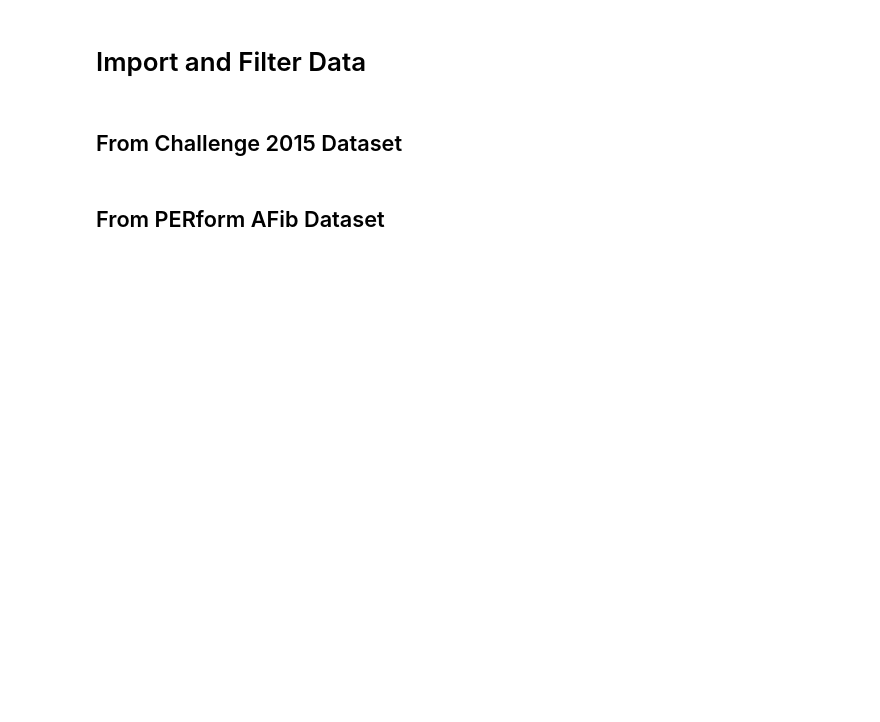
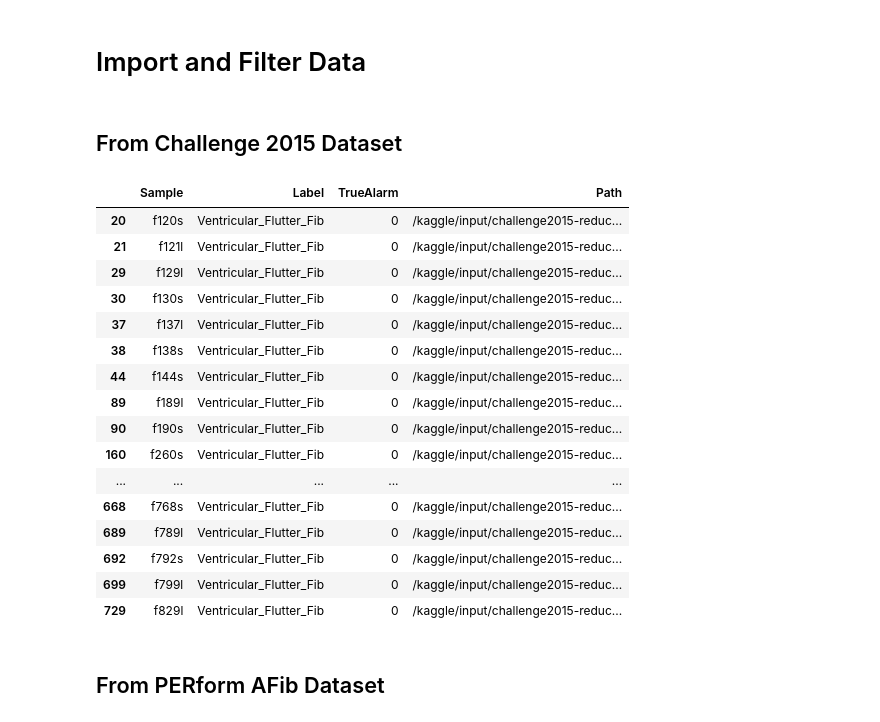
Before and after one commit to sarah-alabdulrazzak/RhythmGuard, a Jupyter notebook: Combined_Models.ipynb, the cells around one changed output. Saved outputs shown, nothing was run; the diff lists cells and outputs as text; code cells hidden in the pictures; blank space fills up the shorter version.

```diff
--- a/Combined_Models.ipynb
+++ b/Combined_Models.ipynb
@@ -24,6 +24,26 @@ df_filtered=df_relevant.loc[df_relevant["Sample"].isin(with_ppg)].copy()
 
 # Add path column
 df_filtered["Path"]=["/kaggle/input/challenge2015-reducing-false-arrhythmia/Challenge2015_csv/"+x+".csv" for x in df_filtered["Sample"]]
+# %%
+df_filtered.loc[df_filtered["Label"]=="Ventricular_Flutter_Fib"]
+# %% [output]
+|  | Sample | Label | TrueAlarm | Path |
+| 20 | f120s | Ventricular_Flutter_Fib | 0 | /kaggle/input/challenge2015-reduc... |
+| 21 | f121l | Ventricular_Flutter_Fib | 0 | /kaggle/input/challenge2015-reduc... |
+| 29 | f129l | Ventricular_Flutter_Fib | 0 | /kaggle/input/challenge2015-reduc... |
+| 30 | f130s | Ventricular_Flutter_Fib | 0 | /kaggle/input/challenge2015-reduc... |
+| 37 | f137l | Ventricular_Flutter_Fib | 0 | /kaggle/input/challenge2015-reduc... |
+| 38 | f138s | Ventricular_Flutter_Fib | 0 | /kaggle/input/challenge2015-reduc... |
+| 44 | f144s | Ventricular_Flutter_Fib | 0 | /kaggle/input/challenge2015-reduc... |
+| 89 | f189l | Ventricular_Flutter_Fib | 0 | /kaggle/input/challenge2015-reduc... |
+| 90 | f190s | Ventricular_Flutter_Fib | 0 | /kaggle/input/challenge2015-reduc... |
+| 160 | f260s | Ventricular_Flutter_Fib | 0 | /kaggle/input/challenge2015-reduc... |
+| ... | ... | ... | ... | ... |
+| 668 | f768s | Ventricular_Flutter_Fib | 0 | /kaggle/input/challenge2015-reduc... |
+| 689 | f789l | Ventricular_Flutter_Fib | 0 | /kaggle/input/challenge2015-reduc... |
+| 692 | f792s | Ventricular_Flutter_Fib | 0 | /kaggle/input/challenge2015-reduc... |
+| 699 | f799l | Ventricular_Flutter_Fib | 0 | /kaggle/input/challenge2015-reduc... |
+| 729 | f829l | Ventricular_Flutter_Fib | 0 | /kaggle/input/challenge2015-reduc... |
 # %% [markdown]
 ## From PERform AFib Dataset
 # %%
```
Also changed, not shown: parts of 13 cells of this notebook.
